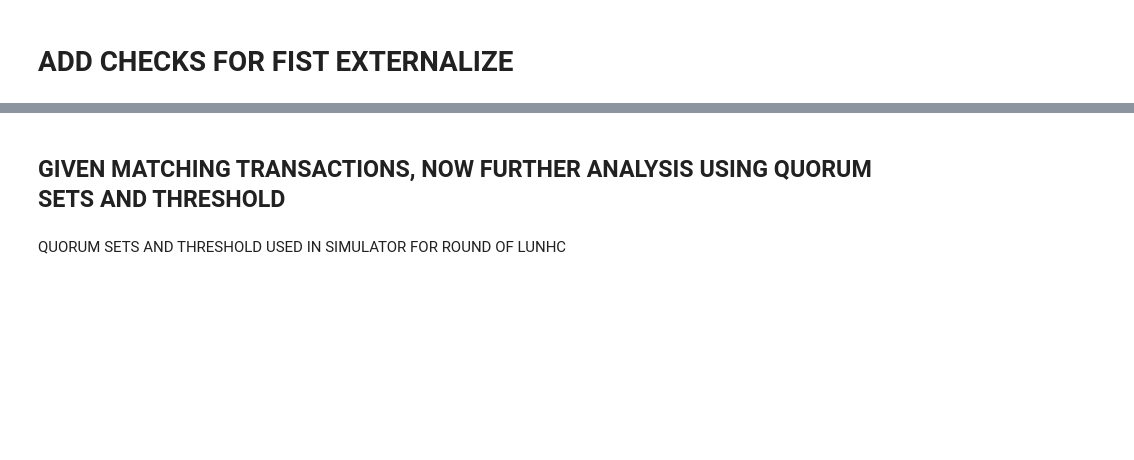
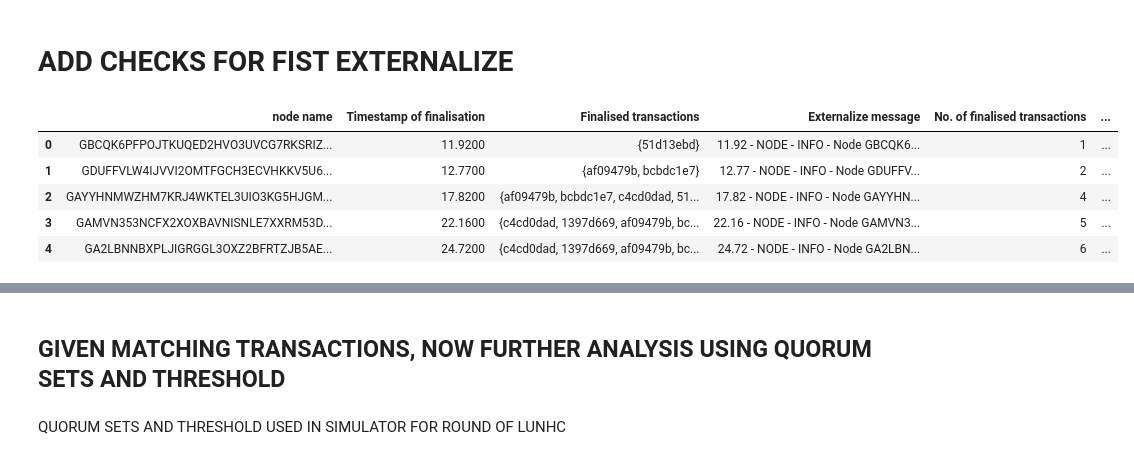
Before and after one commit to matijapiskorec/stellar-simulator, a Jupyter notebook: experiment_analysis.ipynb, the cells around one changed output, grey strips where cells are left out. Cells and saved outputs as stored; diff of their text form; code cells hidden in the pictures; blank space fills up the shorter version.

```diff
--- a/experiment_analysis.ipynb
+++ b/experiment_analysis.ipynb
@@ -202,9 +207,24 @@ def process_log_lines(file_path):
 # %%
 file_path = 'src/simulator_events_log.txt'
 
 df = process_log_lines(file_path)
 df_sorted = df.sort_values(by='Timestamp of finalisation', ascending=True)
+
+pd.set_option('display.max_rows', None)  # Show all rows
+pd.set_option('display.max_columns', None)  # Show all columns
+pd.set_option('display.width', 1000)  # Prevent line wrapping
+pd.set_option('display.colheader_justify', 'center')  # Center column headers
+pd.set_option('display.float_format', '{:.4f}'.format)  # Format float values
+
+
 display(df_sorted)
+# %% [output]
+|  | node name | Timestamp of finalisation | Finalised transactions | Externalize message | No. of finalised transactions | ... |
+| 0 | GBCQK6PFPOJTKUQED2HVO3UVCG7RKSRIZ... | 11.9200 | {51d13ebd} | 11.92 - NODE - INFO - Node GBCQK6... | 1 | ... |
+| 1 | GDUFFVLW4IJVVI2OMTFGCH3ECVHKKV5U6... | 12.7700 | {af09479b, bcbdc1e7} | 12.77 - NODE - INFO - Node GDUFFV... | 2 | ... |
+| 2 | GAYYHNMWZHM7KRJ4WKTEL3UIO3KG5HJGM... | 17.8200 | {af09479b, bcbdc1e7, c4cd0dad, 51... | 17.82 - NODE - INFO - Node GAYYHN... | 4 | ... |
+| 3 | GAMVN353NCFX2XOXBAVNISNLE7XXRM53D... | 22.1600 | {c4cd0dad, 1397d669, af09479b, bc... | 22.16 - NODE - INFO - Node GAMVN3... | 5 | ... |
+| 4 | GA2LBNNBXPLJIGRGGL3OXZ2BFRTZJB5AE... | 24.7200 | {c4cd0dad, 1397d669, af09479b, bc... | 24.72 - NODE - INFO - Node GA2LBN... | 6 | ... |
 # %%
 import pandas as pd
 
```
Also changed, not shown: parts of 8 cells of this notebook, 5 other files.
